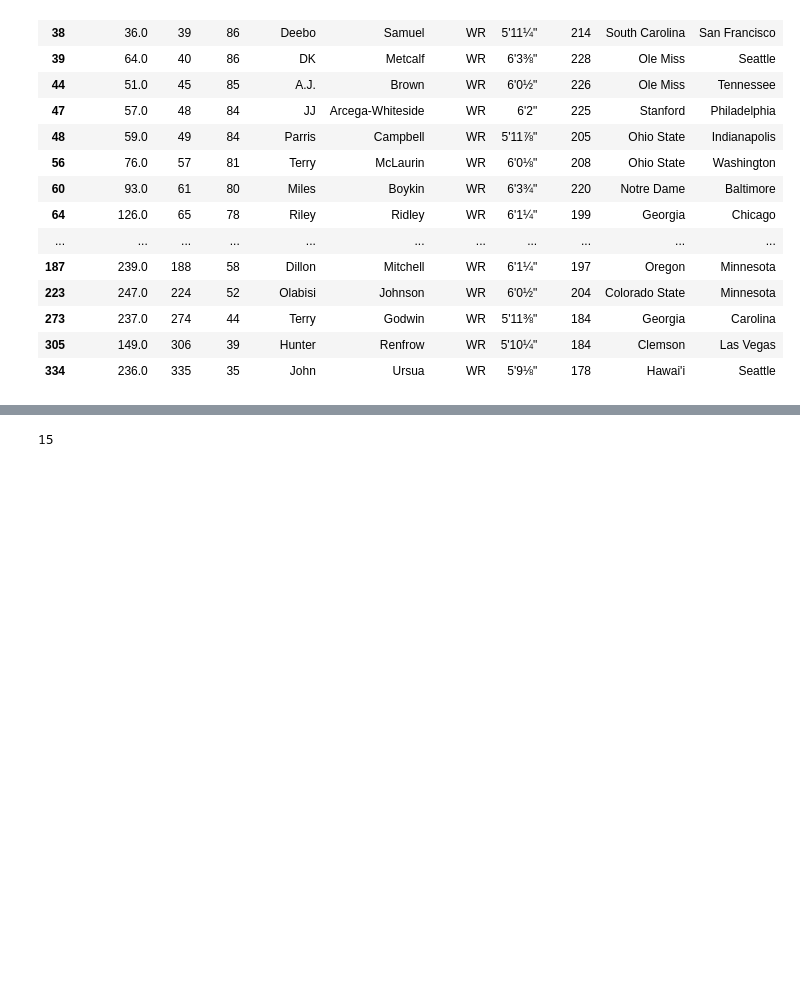
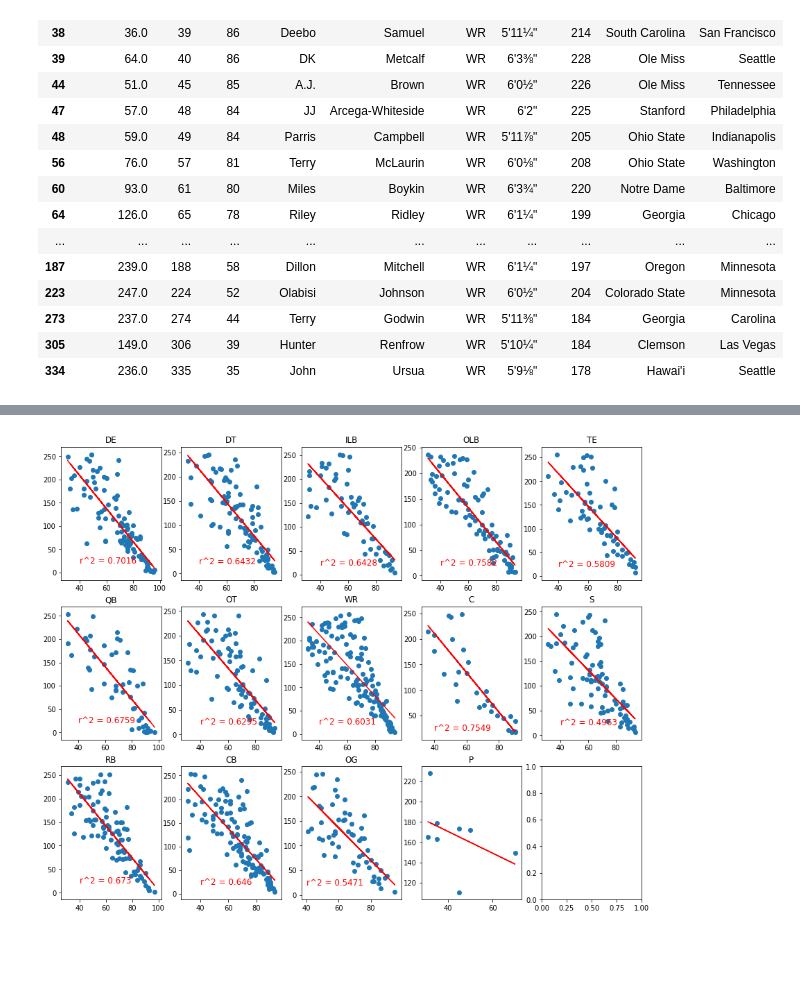
Before and after one commit to walshja03/NFLDraftAnalysis, a Jupyter notebook: RankVsDraft.ipynb, the cells around one changed output, grey strips where cells are left out. Cells and saved outputs as stored; diff of their text form; code cells hidden in the pictures; blank space fills up the shorter version.

```diff
--- a/RankVsDraft.ipynb
+++ b/RankVsDraft.ipynb
@@ -218,6 +273,29 @@ ValueError: Image size of 43892x634367 pixels is too large. It must be less than
-# %%
-len(positions)
-# %% [output]
-15
+# %%
+f,(axs) = plt.subplots(3,5,figsize = (15,12))
+#(ax1,ax2,ax3,ax4,ax5),(ax6,ax7,ax8,ax9,ax10),(ax11,ax12,ax13,ax14,ax15)=axs
+
+# linregcomp(posdfs["DE"],"Grade","Pick Overall",0,0,30,50)
+# ax1.set_title("DE")
+r=0
+c=0
+across = [0,1,2,3,5,6,7,8]
+for i in range(14):
+
+        if (i+1)%5 == 0:
+
+
+            linregcomp(posdfs15to19[positions[i]],"Grade","Pick Overall",r,c,40,50)
+            axs[r,c].set_title(positions[i])
+            r=r+1
+            c=0
+
+
+
+        else:
+            linregcomp(posdfs15to19[positions[i]],"Grade","Pick Overall",r,c,40,50)
+            axs[r,c].set_title(positions[i])
+            c=c+1
+# %% [output]
+[figure, added]
 # %%
 for i in range(len(positions)):
```
Also changed, not shown: parts of 11 cells of this notebook, 4 other files.
